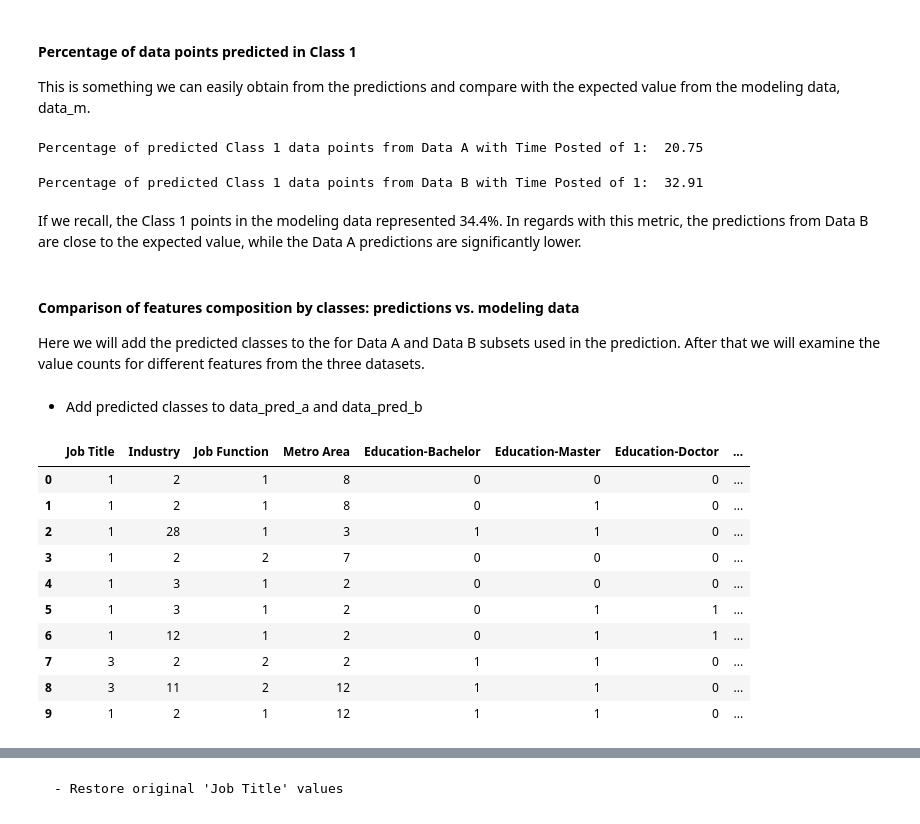
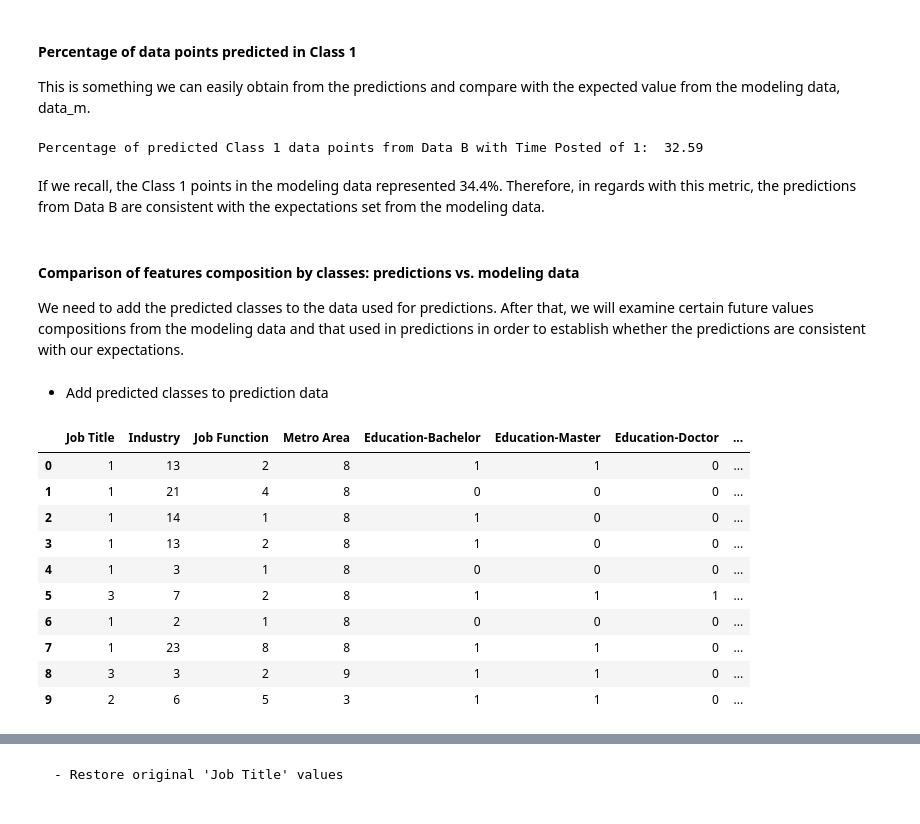
Before and after one commit to marin-stoytchev/Springboard-projects, a Jupyter notebook: CapstoneProject_3/capstone_project3_model.ipynb, the cells around one changed output, grey strips where cells are left out. Drawn from its saved outputs; the diff is of its cells as text; code cells hidden in the pictures.

```diff
--- a/CapstoneProject_3/capstone_project3_model.ipynb
+++ b/CapstoneProject_3/capstone_project3_model.ipynb
@@ -1534,4 +1204,4 @@ model = xgb_model_opt1
 # %%
 # train with entire modeling dataset
 
-model = model.fit(X, y)
+model_pred = model_pred.fit(X, y)
@@ -1546 +1208,5 @@ y_pred_b = model.predict(X_b)
+# %%
+# make predictions
+
+y_pred = model_pred.predict(X_pred)
 # %% [markdown]
@@ -1550,39 +1216,31 @@ y_pred_b = model.predict(X_b)
 
 This is something we can easily obtain from the predictions and compare with the expected value from the modeling data, data_m.
 # %%
-y_pred = y_pred_a
-print('Percentage of predicted Class 1 data points from Data A with Time Posted of 1: ',
+print('Percentage of predicted Class 1 data points from Data B with Time Posted of 1: ',
       round(len(y_pred[y_pred == 1]) * 100 / len(y_pred), 2))
 # %% [output]
-Percentage of predicted Class 1 data points from Data A with Time Posted of 1:  20.75
+Percentage of predicted Class 1 data points from Data B with Time Posted of 1:  32.59
-# %%
-y_pred = y_pred_b
-print('Percentage of predicted Class 1 data points from Data B with Time Posted of 1: ',
-      round(len(y_pred[y_pred == 1]) * 100 / len(y_pred), 2))
-# %% [output]
-Percentage of predicted Class 1 data points from Data B with Time Posted of 1:  32.91
 # %% [markdown]
-If we recall, the Class 1 points in the modeling data represented 34.4%. In regards with this metric, the predictions from Data B are close to the expected value, while the Data A predictions are significantly lower.
+If we recall, the Class 1 points in the modeling data represented 34.4%. Therefore, in regards with this metric, the predictions from Data B are consistent with the expectations set from the modeling data.
 # %% [markdown]
 #### Comparison of features composition by classes: predictions vs. modeling data
 
-Here we will add the predicted classes to the for Data A and Data B subsets used in the prediction. After that we will examine the value counts for different features from the three datasets.
+We need to add the predicted classes to the data used for predictions. After that, we will examine certain future values compositions from the modeling data and that used in predictions in order to establish whether the predictions are consistent with our expectations.
 # %% [markdown]
-- Add predicted classes to data_pred_a and data_pred_b
+- Add predicted classes to prediction data
 # %%
-# Data A
-data_pred_a['Position Demand'] = y_pred_a
+data_pred['Position Demand'] = y_pred
 
-data_pred_a.head(10)
+data_pred.head(10)
 # %% [output]
 |  | Job Title | Industry | Job Function | Metro Area | Education-Bachelor | Education-Master | Education-Doctor | ... |
-| 0 | 1 | 2 | 1 | 8 | 0 | 0 | 0 | ... |
-| 1 | 1 | 2 | 1 | 8 | 0 | 1 | 0 | ... |
-| 2 | 1 | 28 | 1 | 3 | 1 | 1 | 0 | ... |
-| 3 | 1 | 2 | 2 | 7 | 0 | 0 | 0 | ... |
-| 4 | 1 | 3 | 1 | 2 | 0 | 0 | 0 | ... |
-| 5 | 1 | 3 | 1 | 2 | 0 | 1 | 1 | ... |
-| 6 | 1 | 12 | 1 | 2 | 0 | 1 | 1 | ... |
-| 7 | 3 | 2 | 2 | 2 | 1 | 1 | 0 | ... |
-| 8 | 3 | 11 | 2 | 12 | 1 | 1 | 0 | ... |
-| 9 | 1 | 2 | 1 | 12 | 1 | 1 | 0 | ... |
+| 0 | 1 | 13 | 2 | 8 | 1 | 1 | 0 | ... |
+| 1 | 1 | 21 | 4 | 8 | 0 | 0 | 0 | ... |
+| 2 | 1 | 14 | 1 | 8 | 1 | 0 | 0 | ... |
+| 3 | 1 | 13 | 2 | 8 | 1 | 0 | 0 | ... |
+| 4 | 1 | 3 | 1 | 8 | 0 | 0 | 0 | ... |
+| 5 | 3 | 7 | 2 | 8 | 1 | 1 | 1 | ... |
+| 6 | 1 | 2 | 1 | 8 | 0 | 0 | 0 | ... |
+| 7 | 1 | 23 | 8 | 8 | 1 | 1 | 0 | ... |
+| 8 | 3 | 3 | 2 | 9 | 1 | 1 | 0 | ... |
+| 9 | 2 | 6 | 5 | 3 | 1 | 1 | 0 | ... |
```
Also changed, not shown: parts of 210 cells of this notebook.
